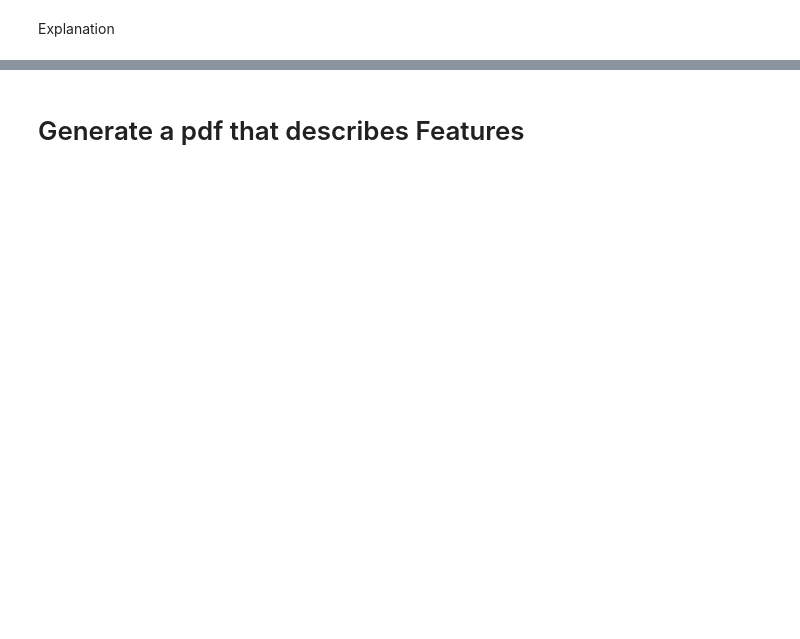
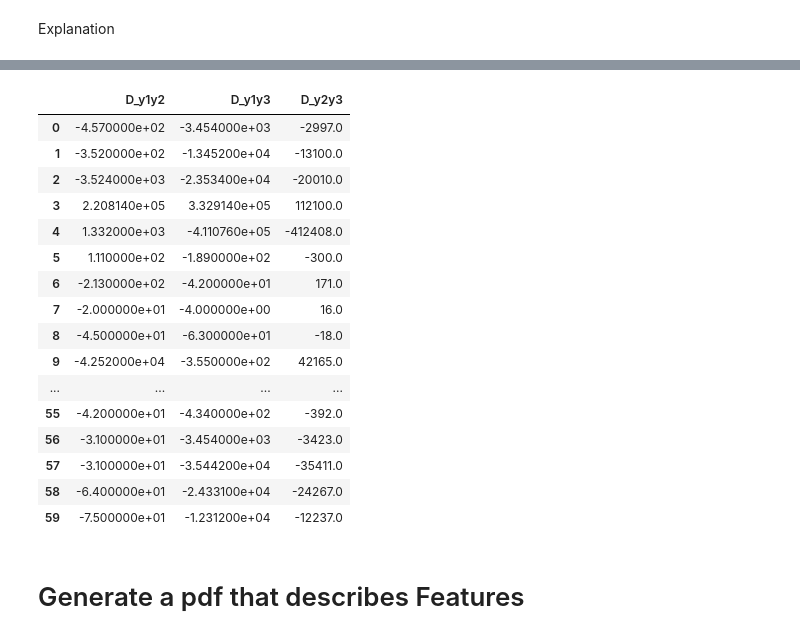
Before and after one commit to blue-yonder/tsfresh, a Jupyter notebook: notebooks/examples/06 tsfresh on tsfresh.ipynb, the cells around one changed output, grey strips where cells are left out. Cells and saved outputs as stored; diff of their text form; code cells hidden in the pictures; blank space fills up the shorter version.

```diff
--- a/notebooks/examples/06 tsfresh on tsfresh.ipynb
+++ b/notebooks/examples/06 tsfresh on tsfresh.ipynb
@@ -171,2 +290,24 @@ display(new_input_ts.head())
+# %%
+## display the new columns compared with `new_input_ts`
+new_cols = list(ts_diff_phase_diff.columns.difference(new_input_ts.columns))
+display(ts_diff_phase_diff[new_cols])
+# %% [output]
+|  | D_y1y2 | D_y1y3 | D_y2y3 |
+| 0 | -4.570000e+02 | -3.454000e+03 | -2997.0 |
+| 1 | -3.520000e+02 | -1.345200e+04 | -13100.0 |
+| 2 | -3.524000e+03 | -2.353400e+04 | -20010.0 |
+| 3 | 2.208140e+05 | 3.329140e+05 | 112100.0 |
+| 4 | 1.332000e+03 | -4.110760e+05 | -412408.0 |
+| 5 | 1.110000e+02 | -1.890000e+02 | -300.0 |
+| 6 | -2.130000e+02 | -4.200000e+01 | 171.0 |
+| 7 | -2.000000e+01 | -4.000000e+00 | 16.0 |
+| 8 | -4.500000e+01 | -6.300000e+01 | -18.0 |
+| 9 | -4.252000e+04 | -3.550000e+02 | 42165.0 |
+| ... | ... | ... | ... |
+| 55 | -4.200000e+01 | -4.340000e+02 | -392.0 |
+| 56 | -3.100000e+01 | -3.454000e+03 | -3423.0 |
+| 57 | -3.100000e+01 | -3.544200e+04 | -35411.0 |
+| 58 | -6.400000e+01 | -2.433100e+04 | -24267.0 |
+| 59 | -7.500000e+01 | -1.231200e+04 | -12237.0 |
 # %% [markdown]
 # Generate a pdf that describes Features
```
Also changed, not shown: parts of 20 cells of this notebook, 1 other file.
